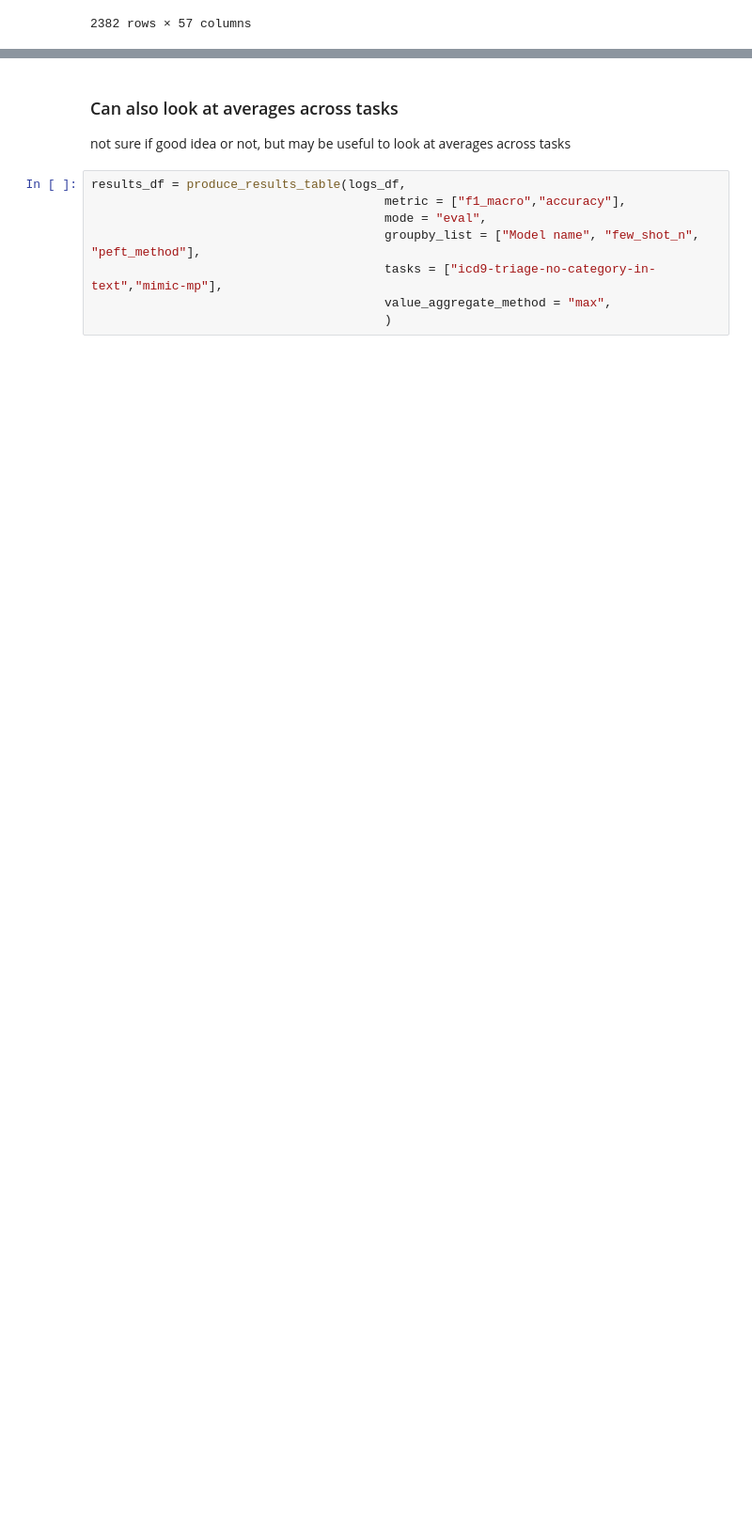
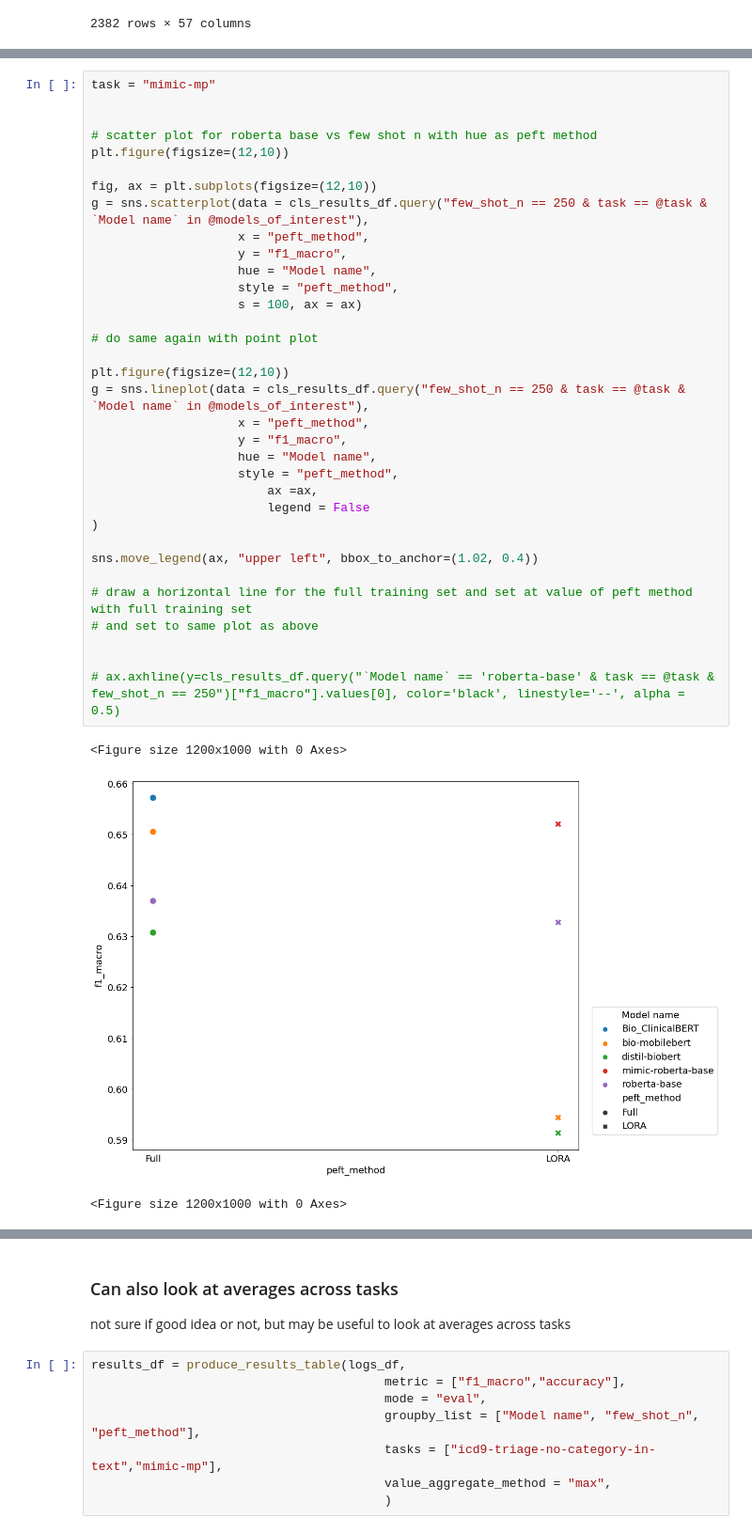
Before and after one commit to nlpie-research/efficient-ml, a Jupyter notebook: notebooks/load_tb_files.ipynb, the cells around one changed output, grey strips where cells are left out. Shown at 94% size. Drawn from its saved outputs; the diff is of its cells as text; blank space fills up the shorter version.

```diff
--- a/notebooks/load_tb_files.ipynb
+++ b/notebooks/load_tb_files.ipynb
@@ -451,0 +465,38 @@ ax.axhline(y=results_df.query("`Model name` == 'roberta-base' & task == @task &
+# %%
+task = "mimic-mp"
+
+
+# scatter plot for roberta base vs few shot n with hue as peft method
+plt.figure(figsize=(12,10))
+
+fig, ax = plt.subplots(figsize=(12,10))
+g = sns.scatterplot(data = cls_results_df.query("few_shot_n == 250 & task == @task & `Model name` in @models_of_interest"),
+                    x = "peft_method",
+                    y = "f1_macro",
+                    hue = "Model name",
+                    style = "peft_method",
+                    s = 100, ax = ax)
+
+# do same again with point plot
+
+plt.figure(figsize=(12,10))
+g = sns.lineplot(data = cls_results_df.query("few_shot_n == 250 & task == @task & `Model name` in @models_of_interest"),
+                    x = "peft_method",
+                    y = "f1_macro",
+                    hue = "Model name",
+                    style = "peft_method",
+                        ax =ax,
+                        legend = False
+)
+
+sns.move_legend(ax, "upper left", bbox_to_anchor=(1.02, 0.4))
+
+# draw a horizontal line for the full training set and set at value of peft method with full training set
+# and set to same plot as above
+
+
+# ax.axhline(y=cls_results_df.query("`Model name` == 'roberta-base' & task == @task & few_shot_n == 250")["f1_macro"].values[0], color='black', linestyle='--', alpha = 0.5)
+# %% [output]
+<Figure size 1200x1000 with 0 Axes>
+[figure, added]
+<Figure size 1200x1000 with 0 Axes>
```
Also changed, not shown: parts of 25 cells of this notebook, 12 other files.
